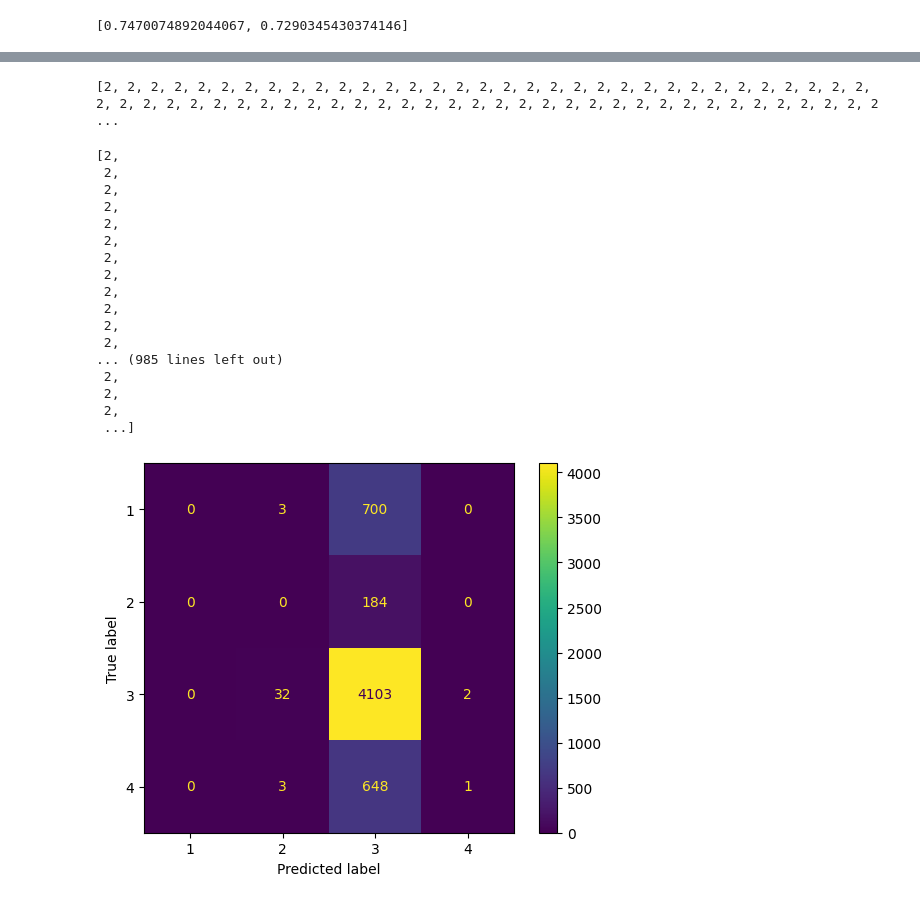
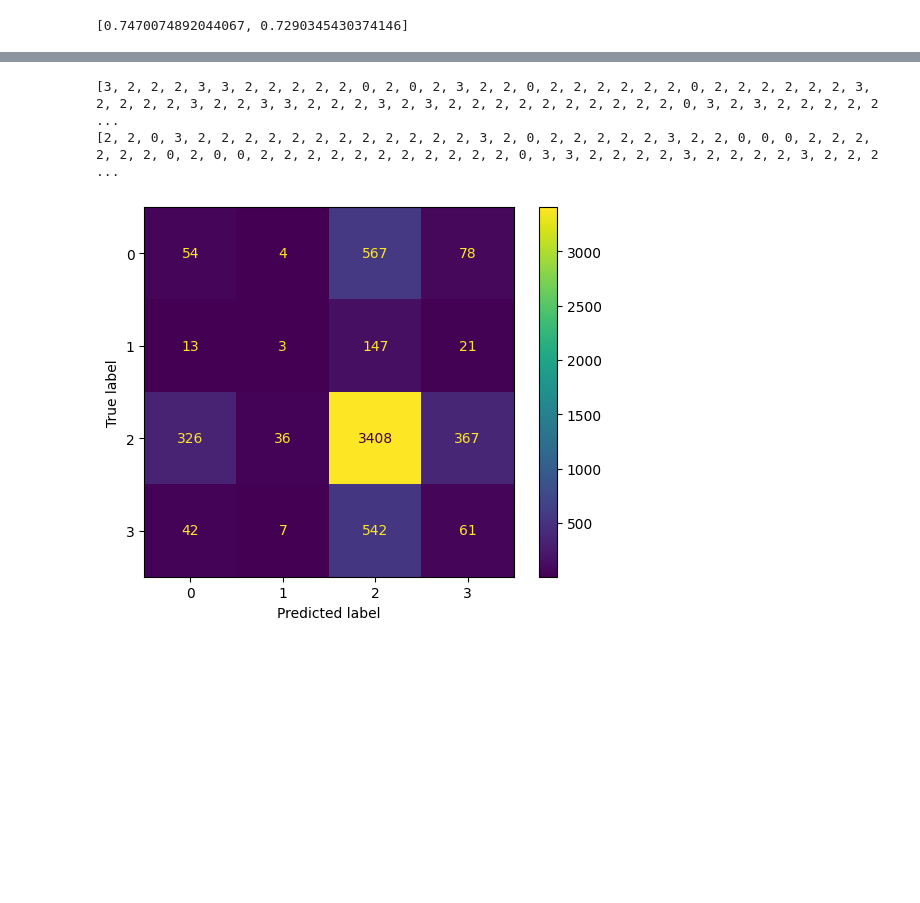
Before and after one commit to Alihasnat10/Steel-Defect-Detection, a Jupyter notebook: multi_label_class.ipynb, the cells around one changed output, grey strips where cells are left out. Saved outputs shown, nothing was run; the diff lists cells and outputs as text; code cells hidden in the pictures; blank space fills up the shorter version.

```diff
--- a/multi_label_class.ipynb
+++ b/multi_label_class.ipynb
@@ -58,21 +44,16 @@ print(class_count)
 # %%
-import tensorflow as tf
-from tensorflow.keras.models import Sequential
-from tensorflow.keras.layers import Conv2D, MaxPool2D, Flatten, Dense
-
-# Create our model (a clone of model_8, except to be multi-class)
 model = Sequential([
-  Conv2D(10, 3, activation='relu', input_shape=(128, 128, 3)),
+  Conv2D(10, 3, activation='relu', input_shape=(128, 800, 3)),
   Conv2D(10, 3, activation='relu'),
   MaxPool2D(),
   Conv2D(10, 3, activation='relu'),
   Conv2D(10, 3, activation='relu'),
   MaxPool2D(),
   Flatten(),
-  Dense(4, activation='softmax') # changed to have 4 neurons (same as number of classes) and 'softmax' activation
+  Dense(4, activation='softmax')
 ])
 
 # Compile the model
-model.compile(loss="categorical_crossentropy", # changed to categorical_crossentropy
+model.compile(loss="categorical_crossentropy",
                 optimizer=tf.keras.optimizers.Adam(),
                 metrics=["accuracy"])
@@ -79,9 +81,14 @@ model.compile(loss="categorical_crossentropy", # changed to categorical_crossent
 # %%
+class_weight = {0: 6.23,
+                1: 23.87,
+                2: 1.06,
+                3: 6.73}
 # Fit the model
 history = model.fit(train_data, # now 10 different classes
-                        epochs=5,
-                        steps_per_epoch=len(train_data),
-                        validation_data=valid_data,
-                        validation_steps=len(valid_data))
+                    epochs=5,
+                    steps_per_epoch=len(train_data),
+                    validation_data=valid_data,
+                    validation_steps=len(valid_data),
+                    class_weight=class_weight)
 # %% [output]
 Epoch 1/5
@@ -134,3 +164,0 @@ len(actual)
-# %%
-predicted = [np.argmax(i) for i in predicted]
-len(predicted)
@@ -148,39 +165,21 @@ print(actual)
-# %%
-print(predicted)
-# %% [output]
-[2, 2, 2, 2, 2, 2, 2, 2, 2, 2, 2, 2, 2, 2, 2, 2, 2, 2, 2, 2, 2, 2, 2, 2, 2, 2, 2, 2, 2, 2, 2, 2, 2, 2, 2, 2, 2, 2, 2, 2, 2, 2, 2, 2, 2, 2, 2, 2, 2, 2, 2, 2, 2, 2, 2, 2, 2, 2, 2, 2, 2, 2, 2, 2, 2, 2, 2 ...
 # %%
 predicted_new = []
 for i in range(len(predicted)):
     predicted_new.append(np.argmax(predicted[i]))
-# %%
-predicted_new
-# %% [output]
-[2,
- 2,
- 2,
- 2,
- 2,
- 2,
- 2,
- 2,
- 2,
- 2,
- 2,
- 2,
-... (985 lines left out)
- 2,
- 2,
- 2,
- ...]
+# %%
+print(actual)
+print(predicted_new)
+# %% [output]
+[3, 2, 2, 2, 3, 3, 2, 2, 2, 2, 2, 0, 2, 0, 2, 3, 2, 2, 0, 2, 2, 2, 2, 2, 2, 0, 2, 2, 2, 2, 2, 2, 3, 2, 2, 2, 2, 3, 2, 2, 3, 3, 2, 2, 2, 3, 2, 3, 2, 2, 2, 2, 2, 2, 2, 2, 2, 2, 0, 3, 2, 3, 2, 2, 2, 2, 2 ...
+[2, 2, 0, 3, 2, 2, 2, 2, 2, 2, 2, 2, 2, 2, 2, 2, 3, 2, 0, 2, 2, 2, 2, 2, 3, 2, 2, 0, 0, 0, 2, 2, 2, 2, 2, 2, 0, 2, 0, 0, 2, 2, 2, 2, 2, 2, 2, 2, 2, 2, 2, 0, 3, 3, 2, 2, 2, 2, 3, 2, 2, 2, 2, 3, 2, 2, 2 ...
 # %%
 from sklearn import metrics
-confusion_matrix = metrics.confusion_matrix(actual, predicted)
+confusion_matrix = metrics.confusion_matrix(actual, predicted_new)
 # %%
 
-cm_display = metrics.ConfusionMatrixDisplay(confusion_matrix = confusion_matrix, display_labels = [1, 2, 3, 4])
+cm_display = metrics.ConfusionMatrixDisplay(confusion_matrix = confusion_matrix, display_labels = [0, 1, 2, 3])
 
 cm_display.plot()
 plt.show()
 # %% [output]
-[figure, old version]
+[figure, new version]
```
Also changed, not shown: parts of 22 cells of this notebook, 9 other files.
